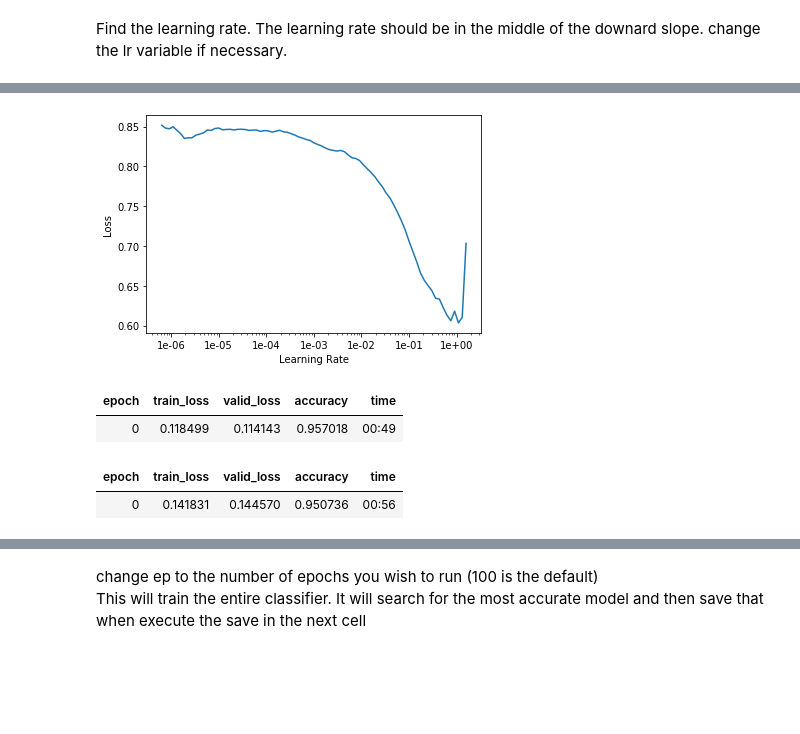
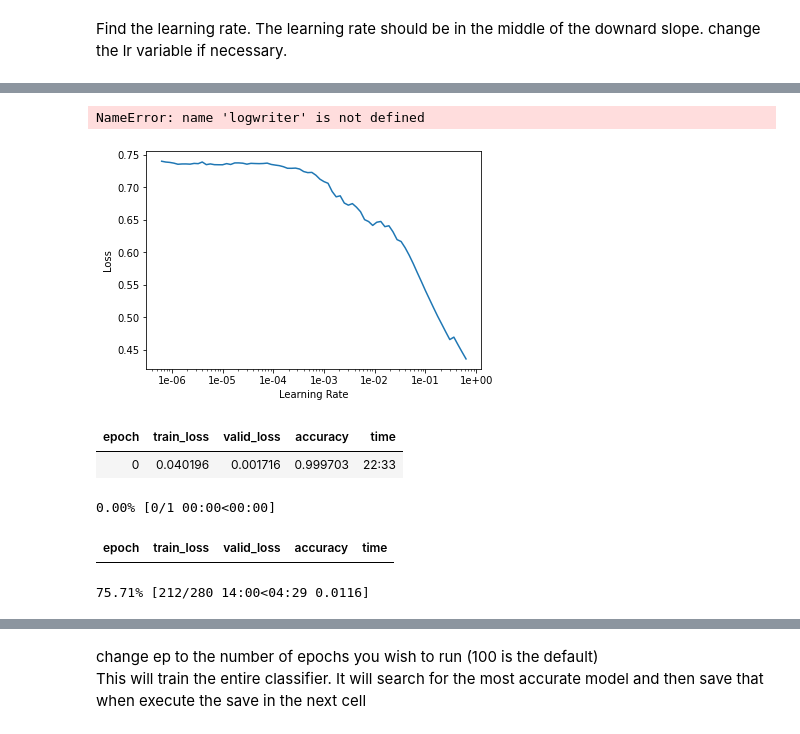
Before and after one commit to randywreed/gpt2_lda, a Jupyter notebook: Classify_gpt2_as_religion.ipynb, the cells around one changed output, grey strips where cells are left out. Cells and saved outputs as stored; diff of their text form; code cells hidden in the pictures; blank space fills up the shorter version.

```diff
--- a/Classify_gpt2_as_religion.ipynb
+++ b/Classify_gpt2_as_religion.ipynb
@@ -33,7 +55,9 @@ gc = gspread.authorize(GoogleCredentials.get_application_default())
 #set paulaidir to you google drive directory
 #trans should be equivalent to the .csv file for the full translation (i.e. niv.csv)
 #if you need to see a list of csv files continue down, and then come back, change and re-run this cell
-paulaidir='/content/drive/My Drive/AI & Tech Research/Religion of GPT2/'
+#paulaidir='/content/drive/My Drive/AI & Tech Research/Religion of GPT2/'
+paulaidir='/spell/fastai/'
+aidatadir='/spell/gpt2wikidata/'
 trans="wikipedia_relwcat - wikipedia_relwcat"
 myemail="reedrw@appstate.edu"
 # %%
@@ -810,8 +694,8 @@ data_clas = load_data(paulpath,'bible_textlist_class_'+trans, bs=bs, num_workers
 #create a learner for the classifere, add  the data loader to the pre-trained model
 learn_c = text_classifier_learner(data_clas, AWD_LSTM, drop_mult=0.3) #.to_fp16()
 learn_c.path=paulpath
-learn_c.load_encoder('fine_tuned_enc'+trans)
-logwriter.append_row([getloggerdt(),'classifier learner created as learn_c'])
+learn_c.load_encoder('fine_tuned_enc_'+trans)
+#logwriter.append_row([getloggerdt(),'classifier learner created as learn_c'])
 # %% [output]
 RNNLearner(data=TextClasDataBunch;
 
@@ -860,14 +746,15 @@ LR Finder is complete, type {learner_name}.recorder.plot() to see the graph.
 # %%
 learn_c.recorder.plot()
-logwriter.append_row([getloggerdt(),'plotting classifier learning rate'])
+#logwriter.append_row([getloggerdt(),'plotting classifier learning rate'])
 # %% [output]
+NameError: name 'logwriter' is not defined
-[figure, old version]
+[figure, new version]
 # %%
-lr=1e-2
-logwriter.append_row([getloggerdt(),'classifier learning rate='+str(lr)])
+lr=1e-1
+#logwriter.append_row([getloggerdt(),'classifier learning rate='+str(lr)])
 learn_c.fit_one_cycle(1, lr, moms=(0.8,0.7))
 # %% [output]
 | epoch | train_loss | valid_loss | accuracy | time |
-| 0 | 0.118499 | 0.114143 | 0.957018 | 00:49 |
+| 0 | 0.040196 | 0.001716 | 0.999703 | 22:33 |
 # %%
 learn_c.save(trans+'_first')
@@ -875,11 +762,12 @@ logwriter.append_row([getloggerdt(),'classifier top layer training saved as '+tr
 # %%
 learn_c.load(trans+'_first');
 # %%
-logwriter.append_row([getloggerdt(),'Unfreezing top 3 layers of classifier and training'])
+#logwriter.append_row([getloggerdt(),'Unfreezing top 3 layers of classifier and training'])
 learn_c.freeze_to(-2)
 learn_c.fit_one_cycle(1, slice(1e-2/(2.6**4),1e-2), moms=(0.8,0.7))
 # %% [output]
+0.00% [0/1 00:00<00:00]
 | epoch | train_loss | valid_loss | accuracy | time |
-| 0 | 0.141831 | 0.144570 | 0.950736 | 00:56 |
+75.71% [212/280 14:00<04:29 0.0116]
 # %%
 learn_c.save(trans+'_2nd')
```
Also changed, not shown: parts of 68 cells of this notebook.
